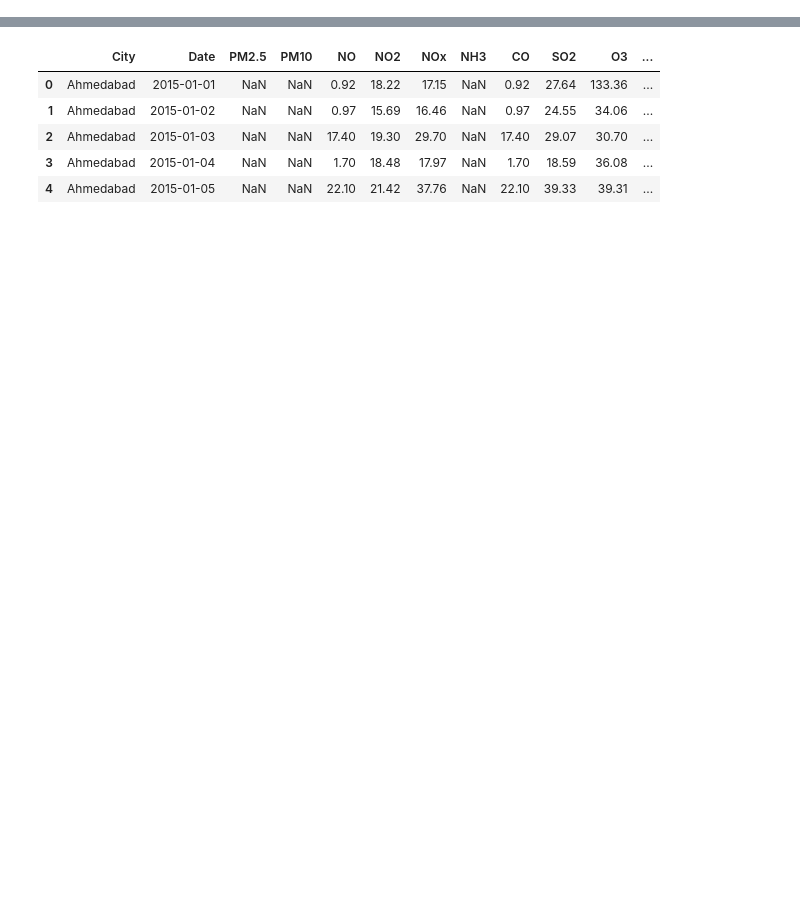
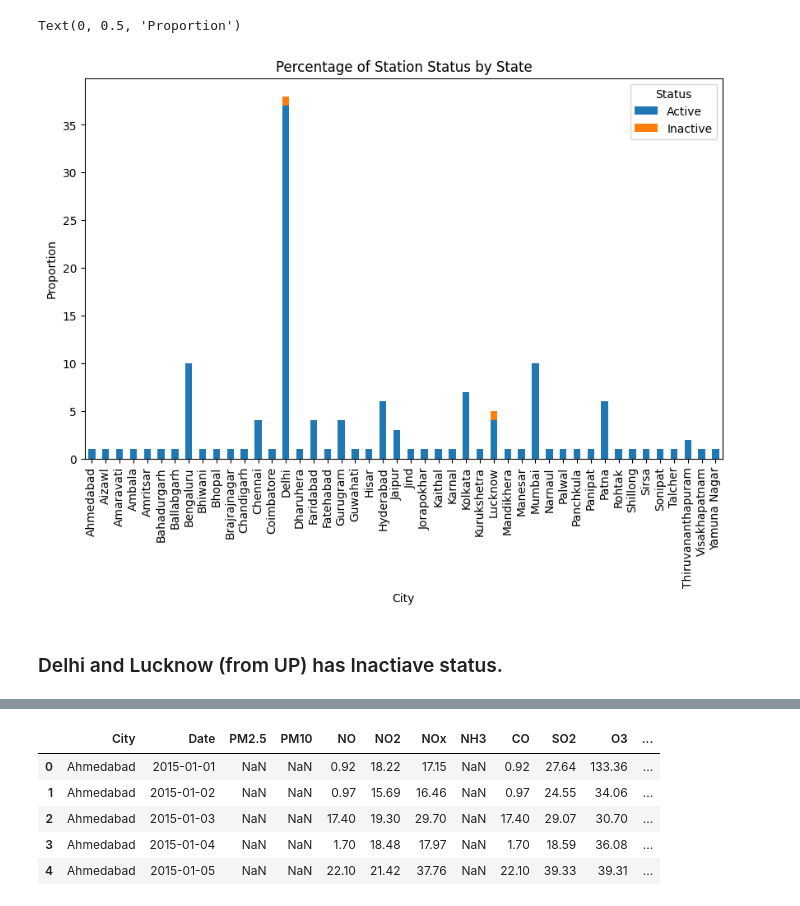
Before and after one commit to Tarun-nagpal07/EDA, a Jupyter notebook: AQI_EDA.ipynb, the cells around one changed output, grey strips where cells are left out. Drawn from its saved outputs; the diff is of its cells as text; code cells hidden in the pictures; blank space fills up the shorter version.

```diff
--- a/AQI_EDA.ipynb
+++ b/AQI_EDA.ipynb
@@ -12,0 +199,3 @@ stations = pd.read_csv('data/AQI/stations.csv')
+# %%
+ct = pd.crosstab(stations['City'],stations['Status'])
+ct
@@ -12,0 +221,9 @@ stations = pd.read_csv('data/AQI/stations.csv')
+# %%
+ct.plot(kind='bar', stacked=True, figsize=(10,6))
+plt.title("Percentage of Station Status by State")
+plt.ylabel("Proportion")
+# %% [output]
+Text(0, 0.5, 'Proportion')
+[figure, added]
+# %% [markdown]
+### Delhi and Lucknow (from UP) has Inactiave status.
```
Also changed, not shown: parts of 174 cells of this notebook.
